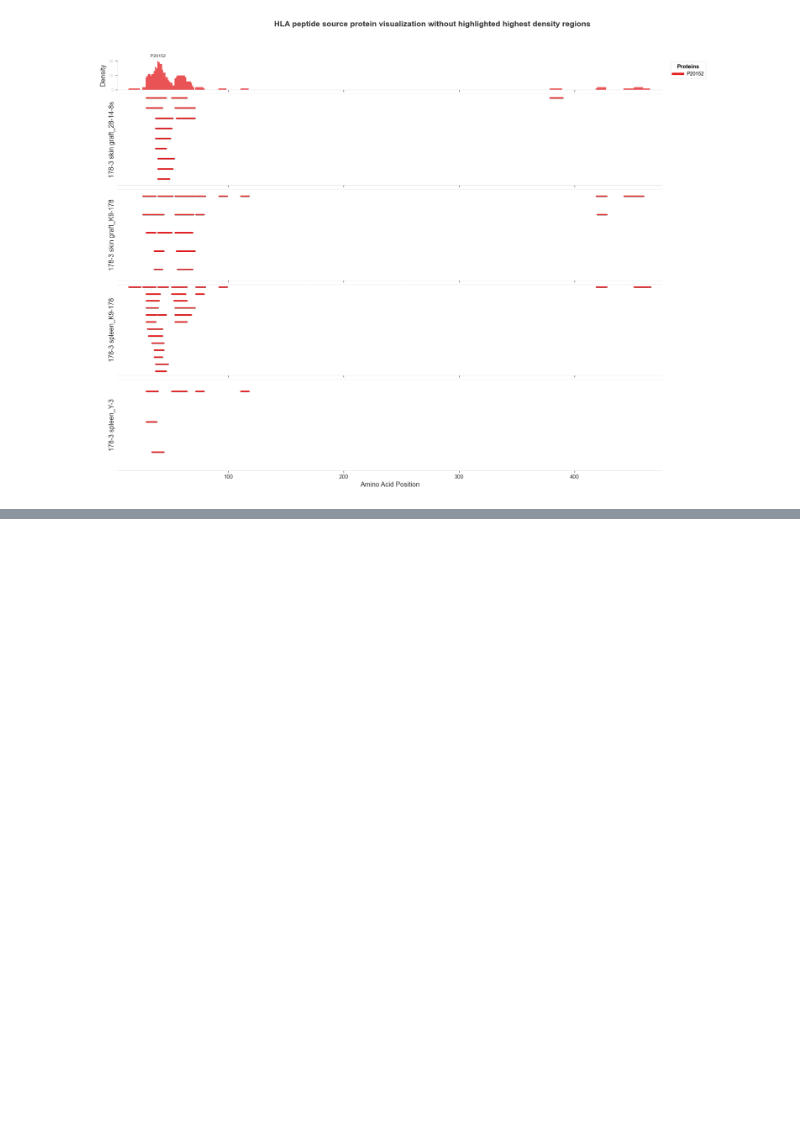
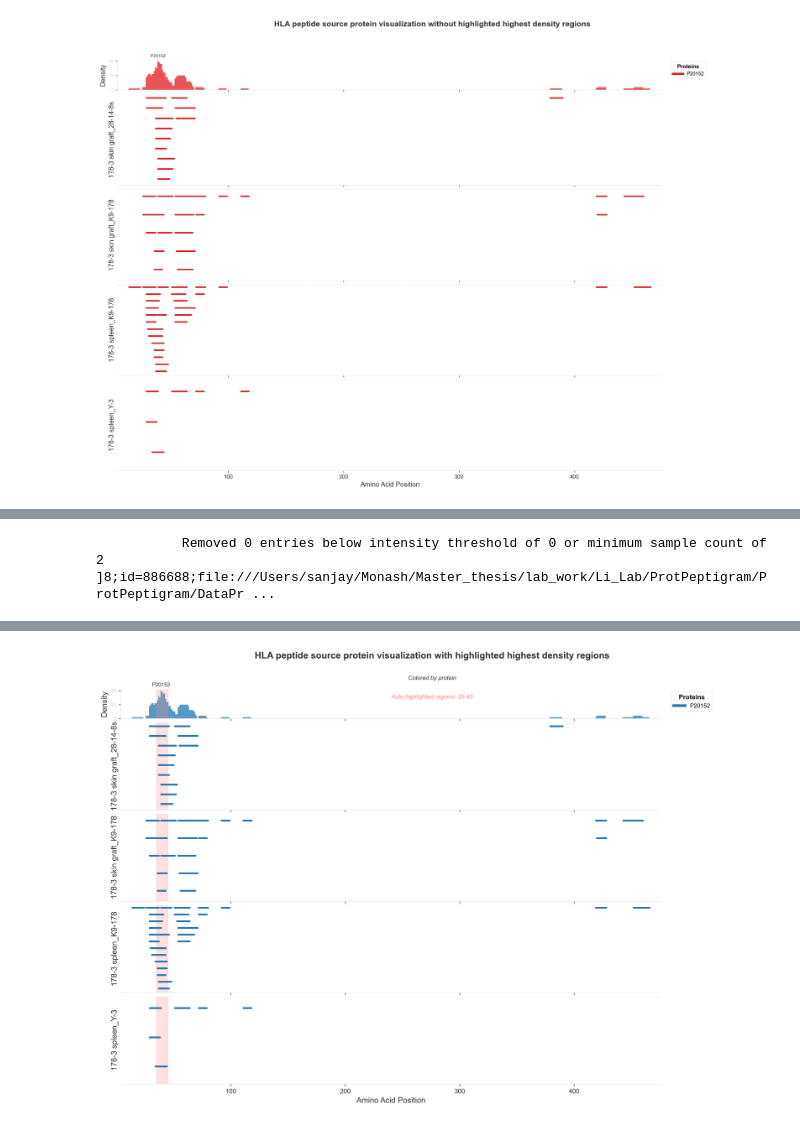
Before and after one commit to PurcellLab/ProtPeptigram, a Jupyter notebook: example/example.ipynb, the cells around one changed output, grey strips where cells are left out. Saved outputs shown, nothing was run; the diff lists cells and outputs as text; code cells hidden in the pictures; blank space fills up the shorter version.

Commit message:
New testing data added and speed test on example

```diff
--- a/example/example.ipynb
+++ b/example/example.ipynb
@@ -154,0 +158,78 @@ fig, _ = viz.plot_peptigram(
+# %%
+import timeit
+from ProtPeptigram.DataProcessor import PeptideDataProcessor
+from ProtPeptigram.viz import ImmunoViz
+import platform
+import psutil
+
+processor = PeptideDataProcessor()
+
+def load_data():
+    # Use the existing processor instance
+    global processor
+    processor.load_peaks_data("./data/JCI146771_Mouse_peptides_peaks_online.csv")
+    # processor.load_protein_sequences("./data/uniprotkb_proteome_UP000000589_AND_revi_2025_03_12.fasta")
+    processor.load_protein_sequences("./data/uniprotkb_proteome_UP000000589_2024_08_14.fasta")
+
+
+
+def process_data():
+    # Process data
+    formatted_data = processor.filter_and_format_data(
+        filter_contaminants=True,
+        intensity_threshold=0,
+        min_samples=2
+    )
+
+def viz_data():
+    # Create visualizations
+    viz = ImmunoViz(formatted_data)
+    fig, _ = viz.plot_peptigram(
+        protein_ids=["P20152"],
+        group_by="Sample",
+        color_by="protein",
+        title="HLA peptide source protein visualization with highlighted highest density regions",
+    )
+n_executions = 1
+# Time to load data
+time_taken = timeit.timeit(load_data, number=n_executions)
+# Time to process data
+data_load_time = timeit.timeit(process_data, number=n_executions)
+# Time to visualize data
+viz_data_time = timeit.timeit(viz_data, number=n_executions)
+print(f"Time taken to load data: {time_taken} seconds")
+print(f"Time taken to process & filter data: {data_load_time} seconds")
+print(f"Time taken to visualize data: {viz_data_time} seconds")
+
+# Print hardware and system details
+print("System Information:")
+print(f"System: {platform.system()}")
+print(f"Node Name: {platform.node()}")
+print(f"Release: {platform.release()}")
+print(f"Version: {platform.version()}")
+print(f"Machine: {platform.machine()}")
+print(f"Processor: {platform.processor()}")
+
+# Print CPU details
+print("\nCPU Information:")
+print(f"Physical cores: {psutil.cpu_count(logical=False)}")
+print(f"Total cores: {psutil.cpu_count(logical=True)}")
+print(f"CPU Frequency: {psutil.cpu_freq().max:.2f} MHz")
+print(f"CPU Usage: {psutil.cpu_percent(interval=1)}%")
+
+# Print memory details
+virtual_memory = psutil.virtual_memory()
+print("\nMemory Information:")
+print(f"Total: {virtual_memory.total / (1024 ** 3):.2f} GB")
+print(f"Available: {virtual_memory.available / (1024 ** 3):.2f} GB")
+print(f"Used: {virtual_memory.used / (1024 ** 3):.2f} GB")
+print(f"Percentage: {virtual_memory.percent}%")
+
+# Print disk details
+disk_usage = psutil.disk_usage('/')
+print("\nDisk Information:")
+print(f"Total: {disk_usage.total / (1024 ** 3):.2f} GB")
+print(f"Used: {disk_usage.used / (1024 ** 3):.2f} GB")
+print(f"Free: {disk_usage.free / (1024 ** 3):.2f} GB")
+print(f"Percentage: {disk_usage.percent}%")
+# %% [output]
@@ -154,0 +243 @@ fig, _ = viz.plot_peptigram(
+           Removed 0 entries below intensity threshold of 0 or minimum sample count of 2       ]8;id=886688;file:///Users/sanjay/Monash/Master_thesis/lab_work/Li_Lab/ProtPeptigram/ProtPeptigram/DataPr ...
@@ -154,0 +264 @@ fig, _ = viz.plot_peptigram(
+[figure, added]
```
Also changed, not shown: parts of 3 cells of this notebook, 2 other files.
